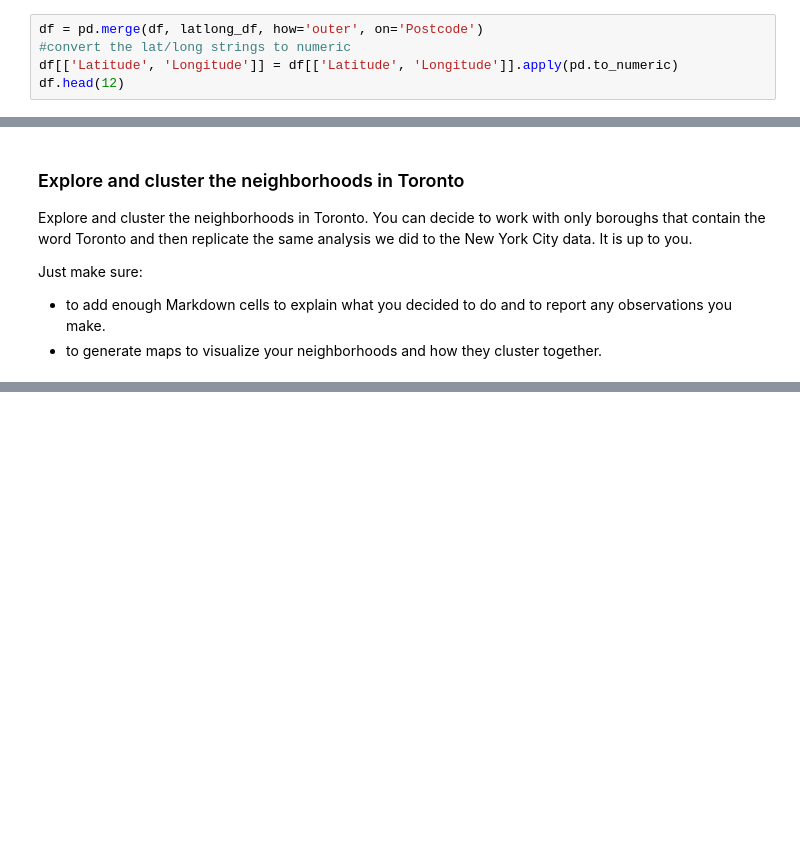
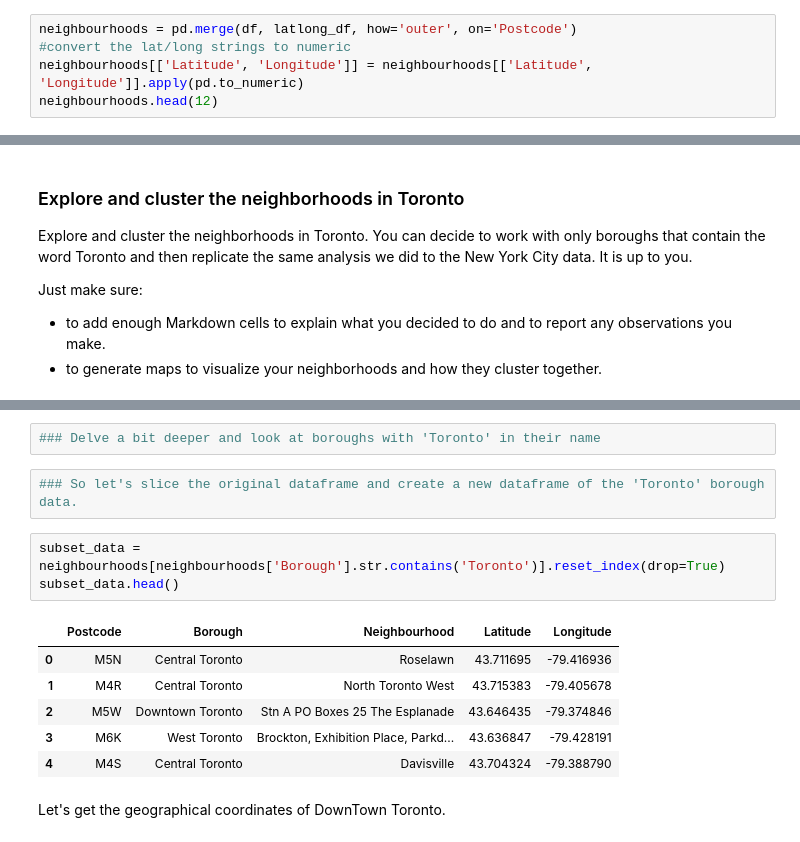
Before and after one commit to rojyates/Coursera_Capstone, a Jupyter notebook: Capstone Week 3 Canadian PostCodes.ipynb, the cells around one changed output, grey strips where cells are left out. Cells and saved outputs as stored; diff of their text form; blank space fills up the shorter version.

```diff
--- a/Capstone Week 3 Canadian PostCodes.ipynb
+++ b/Capstone Week 3 Canadian PostCodes.ipynb
@@ -132,10 +132,10 @@ latlong_df.head()
 ### Update our dataframe with the co-ordinates of each postcode
 e.g. 'M4N' should have co-ordinates: ('43.7280205', '-79.3887901')
 # %%
-df = pd.merge(df, latlong_df, how='outer', on='Postcode')
+neighbourhoods = pd.merge(df, latlong_df, how='outer', on='Postcode')
 #convert the lat/long strings to numeric
-df[['Latitude', 'Longitude']] = df[['Latitude', 'Longitude']].apply(pd.to_numeric)
-df.head(12)
+neighbourhoods[['Latitude', 'Longitude']] = neighbourhoods[['Latitude', 'Longitude']].apply(pd.to_numeric)
+neighbourhoods.head(12)
 # %% [output]
 |  | Postcode | Borough | Neighbourhood | Latitude | Longitude |
 | 0 | M5N | Central Toronto | Roselawn | 43.711695 | -79.416936 |
@@ -162,0 +217,16 @@ Just make sure:
+# %%
+### Delve a bit deeper and look at boroughs with 'Toronto' in their name
+# %%
+### So let's slice the original dataframe and create a new dataframe of the 'Toronto' borough data.
+# %%
+subset_data = neighbourhoods[neighbourhoods['Borough'].str.contains('Toronto')].reset_index(drop=True)
+subset_data.head()
+# %% [output]
+|  | Postcode | Borough | Neighbourhood | Latitude | Longitude |
+| 0 | M5N | Central Toronto | Roselawn | 43.711695 | -79.416936 |
+| 1 | M4R | Central Toronto | North Toronto West | 43.715383 | -79.405678 |
+| 2 | M5W | Downtown Toronto | Stn A PO Boxes 25 The Esplanade | 43.646435 | -79.374846 |
+| 3 | M6K | West Toronto | Brockton, Exhibition Place, Parkd... | 43.636847 | -79.428191 |
+| 4 | M4S | Central Toronto | Davisville | 43.704324 | -79.388790 |
+# %% [markdown]
+Let's get the geographical coordinates of DownTown Toronto.
```
Also changed, not shown: parts of 23 cells of this notebook.
